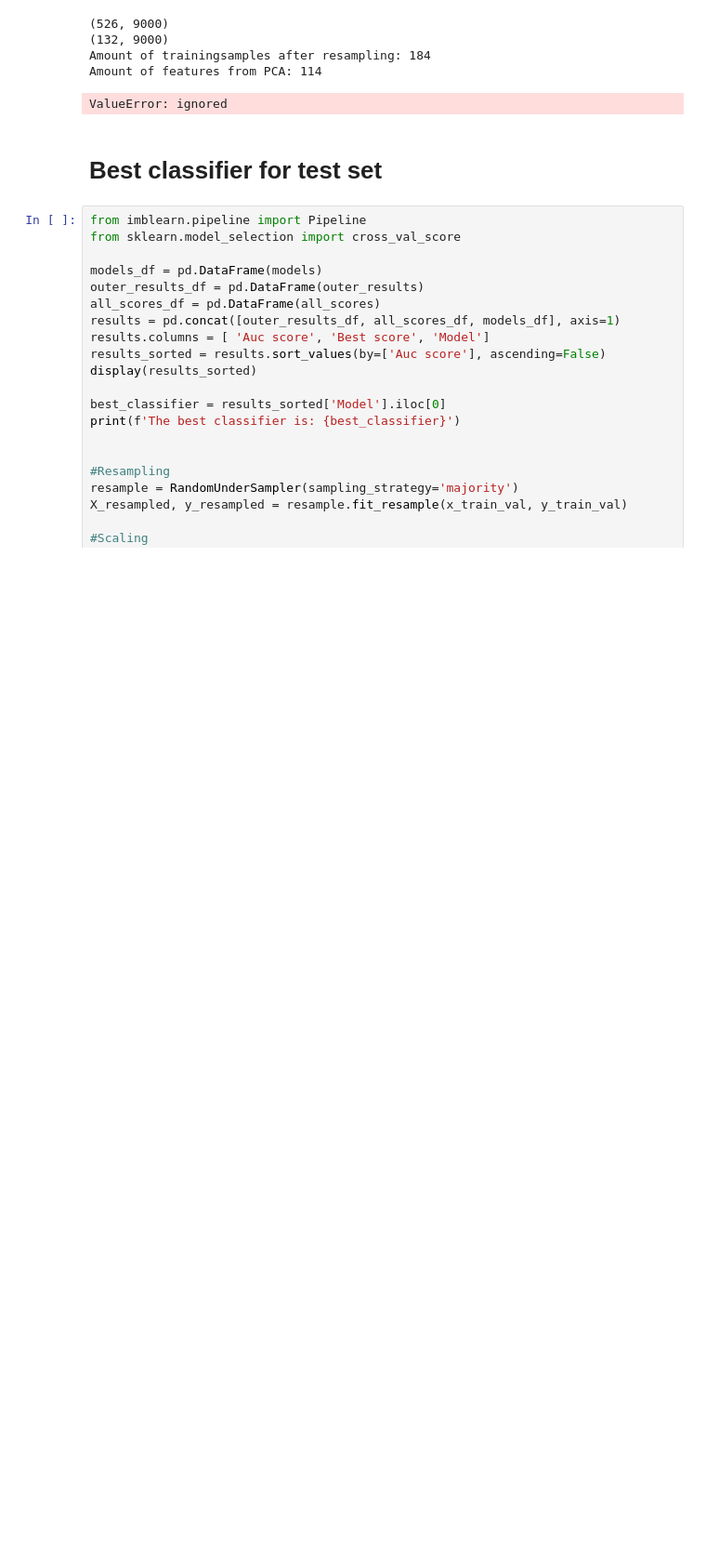
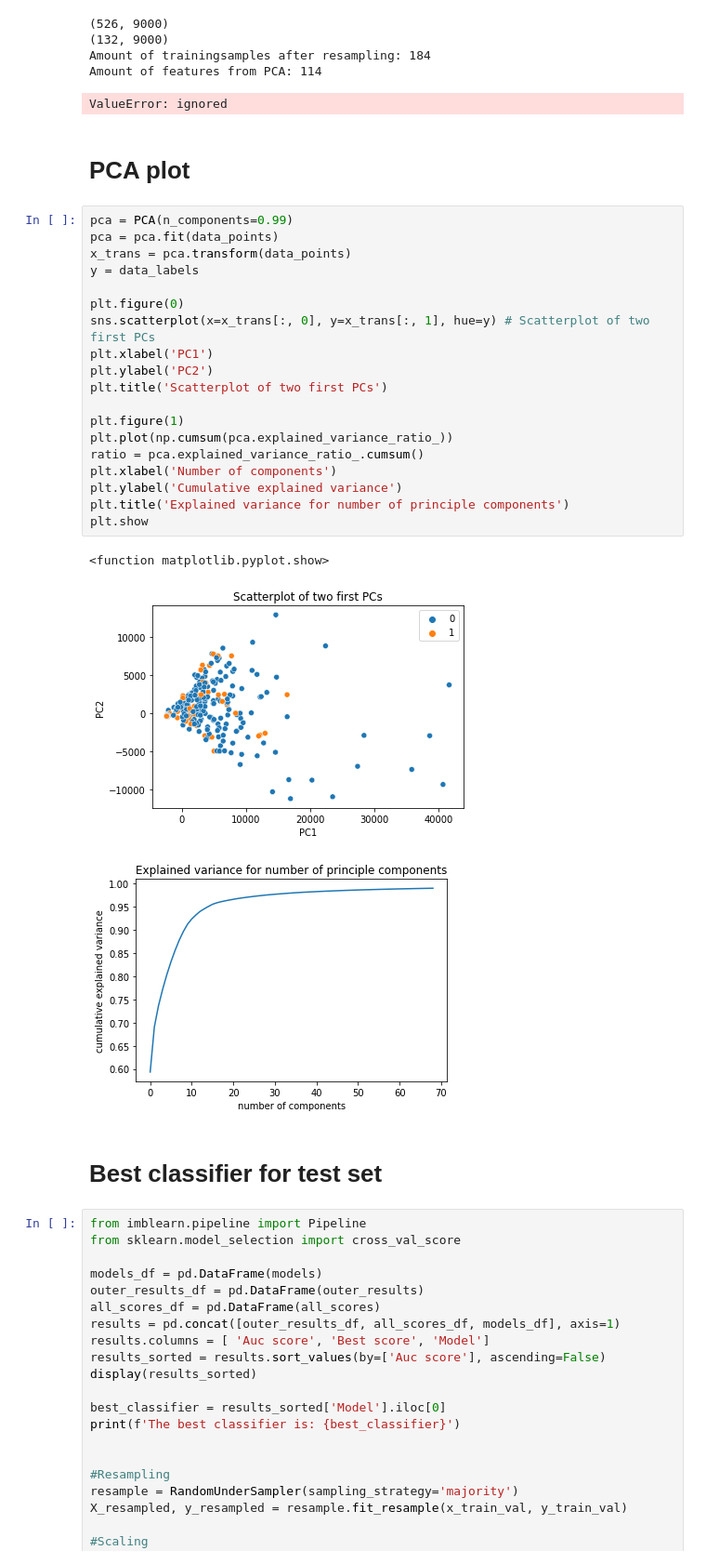
Before and after one commit to BrianvanWinden/TM10007_Group_13, a Jupyter notebook: Code_opgeschoond_en_werkend_random.ipynb, the cells around one changed output. Shown: that part at 93% size. Drawn from its saved outputs; the diff is of its cells as text; blank space fills up the shorter version.

```diff
--- a/Code_opgeschoond_en_werkend_random.ipynb
+++ b/Code_opgeschoond_en_werkend_random.ipynb
@@ -282,6 +282,31 @@ for train_ix, val_ix in cv_outer.split(x_train_val,y_train_val):
 Amount of trainingsamples after resampling: 184
 Amount of features from PCA: 114
 ValueError: ignored
+# %% [markdown]
+# PCA plot
+# %%
+pca = PCA(n_components=0.99)
+pca = pca.fit(data_points)
+x_trans = pca.transform(data_points)
+y = data_labels
+
+plt.figure(0)
+sns.scatterplot(x=x_trans[:, 0], y=x_trans[:, 1], hue=y) # Scatterplot of two first PCs
+plt.xlabel('PC1')
+plt.ylabel('PC2')
+plt.title('Scatterplot of two first PCs')
+
+plt.figure(1)
+plt.plot(np.cumsum(pca.explained_variance_ratio_))
+ratio = pca.explained_variance_ratio_.cumsum()
+plt.xlabel('Number of components')
+plt.ylabel('Cumulative explained variance')
+plt.title('Explained variance for number of principle components')
+plt.show
+# %% [output]
+<function matplotlib.pyplot.show>
+[figure, added]
+[figure, added]
 # %% [markdown]
 # Best classifier for test set
 # %%
```
